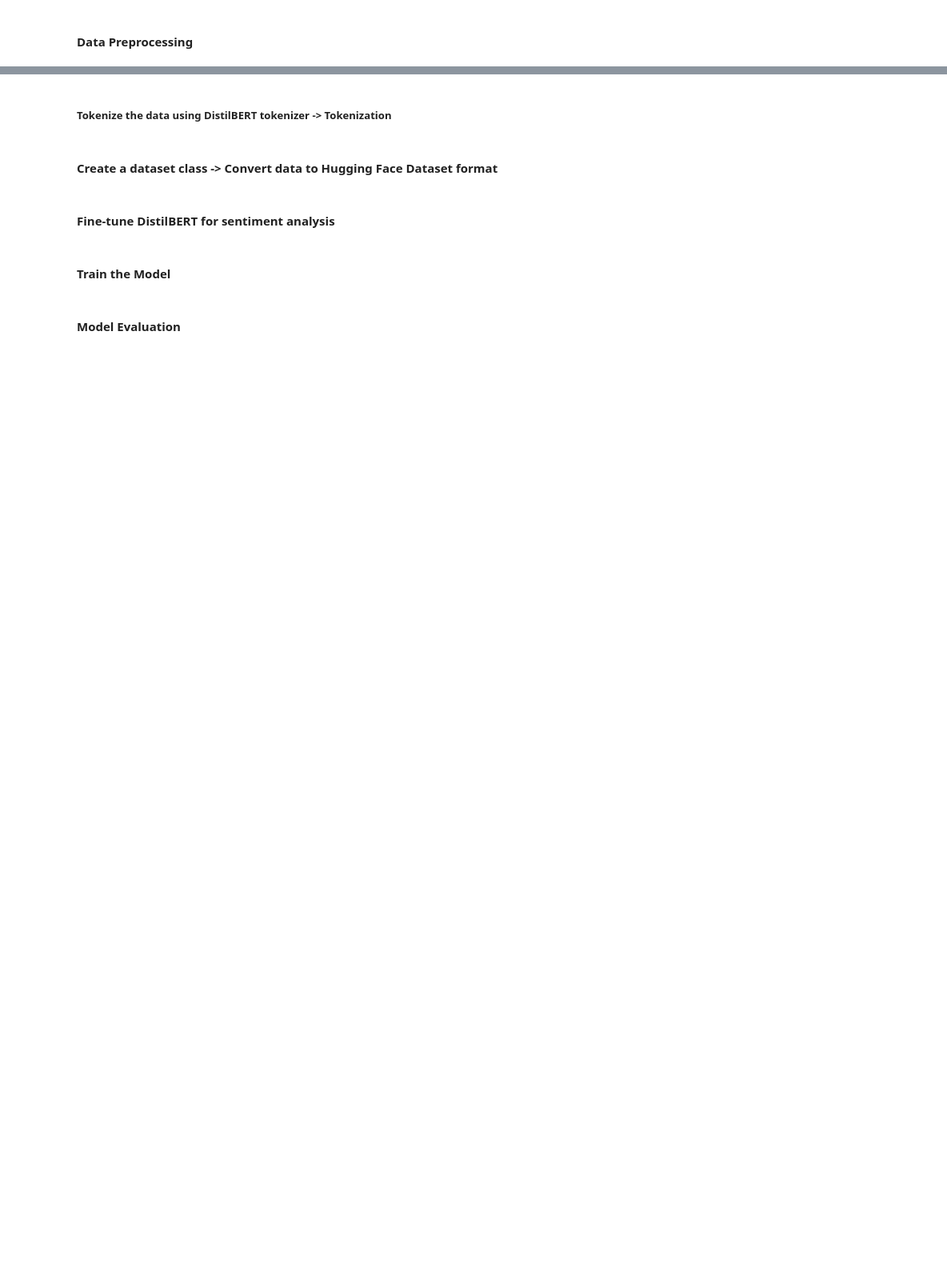
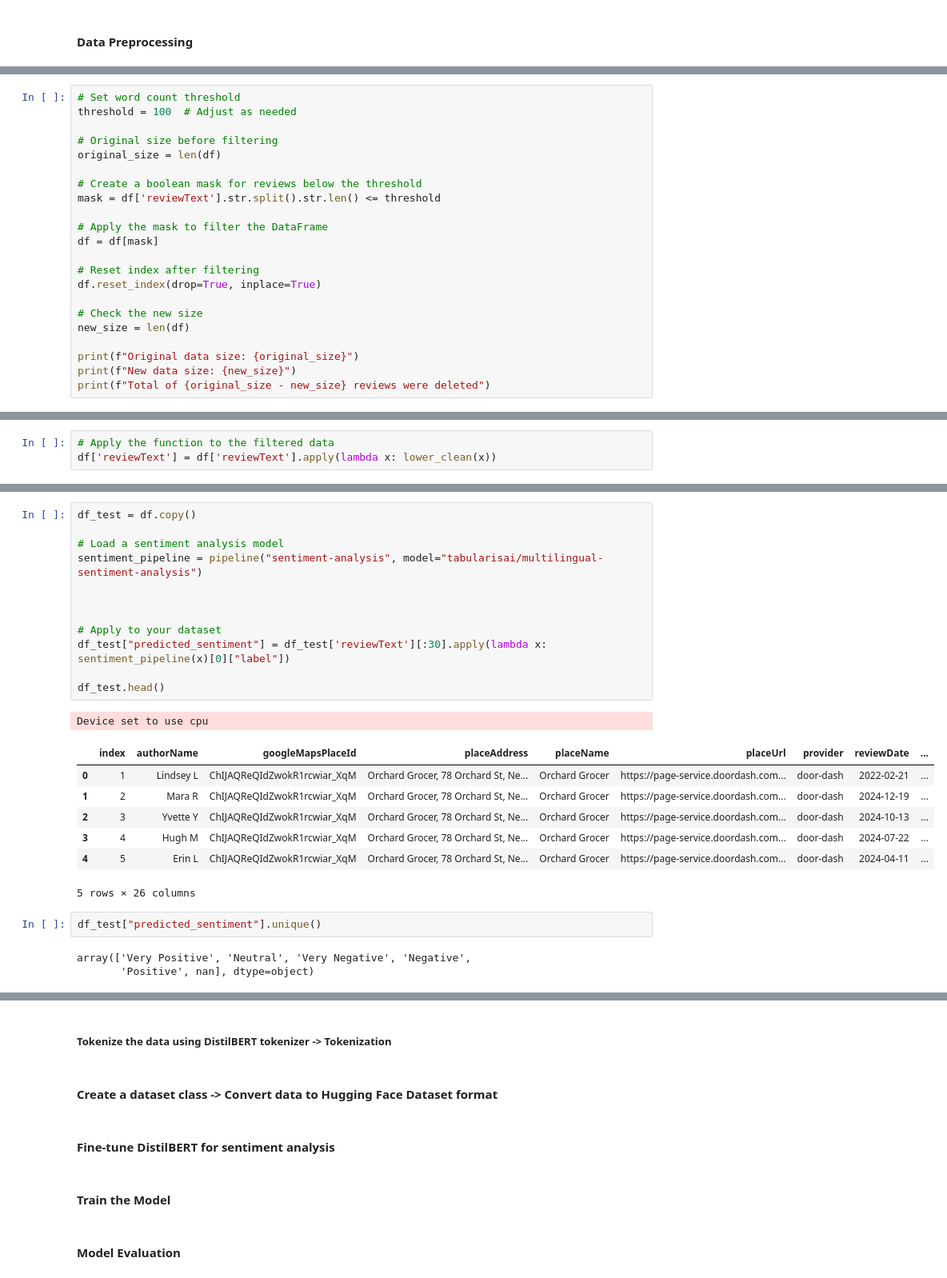
Before and after one commit to gen-git-26/Rreview_Analyzer, a Jupyter notebook: notebooks/experiments.ipynb, the cells around one changed output, grey strips where cells are left out. Shown at 80% size. Drawn from its saved outputs; the diff is of its cells as text; blank space fills up the shorter version.

```diff
--- a/notebooks/experiments.ipynb
+++ b/notebooks/experiments.ipynb
@@ -6,0 +37,22 @@ df_reviews = pd.read_csv('../data/cleaned_data.csv')
+# %%
+# Set word count threshold
+threshold = 100  # Adjust as needed
+
+# Original size before filtering
+original_size = len(df)
+
+# Create a boolean mask for reviews below the threshold
+mask = df['reviewText'].str.split().str.len() <= threshold
+
+# Apply the mask to filter the DataFrame
+df = df[mask]
+
+# Reset index after filtering
+df.reset_index(drop=True, inplace=True)
+
+# Check the new size
+new_size = len(df)
+
+print(f"Original data size: {original_size}")
+print(f"New data size: {new_size}")
+print(f"Total of {original_size - new_size} reviews were deleted")
@@ -6,0 +95,3 @@ df_reviews = pd.read_csv('../data/cleaned_data.csv')
+# %%
+# Apply the function to the filtered data
+df['reviewText'] = df['reviewText'].apply(lambda x: lower_clean(x))
@@ -6,0 +125,26 @@ df_reviews = pd.read_csv('../data/cleaned_data.csv')
+# %%
+df_test = df.copy()
+
+# Load a sentiment analysis model
+sentiment_pipeline = pipeline("sentiment-analysis", model="tabularisai/multilingual-sentiment-analysis")
+
+
+
+# Apply to your dataset
+df_test["predicted_sentiment"] = df_test['reviewText'][:30].apply(lambda x: sentiment_pipeline(x)[0]["label"])
+
+df_test.head()
+# %% [output]
+Device set to use cpu
+|  | index | authorName | googleMapsPlaceId | placeAddress | placeName | placeUrl | provider | reviewDate | ... |
+| 0 | 1 | Lindsey L | ChIJAQReQIdZwokR1rcwiar_XqM | Orchard Grocer, 78 Orchard St, Ne... | Orchard Grocer | https://page-service.doordash.com... | door-dash | 2022-02-21 | ... |
+| 1 | 2 | Mara R | ChIJAQReQIdZwokR1rcwiar_XqM | Orchard Grocer, 78 Orchard St, Ne... | Orchard Grocer | https://page-service.doordash.com... | door-dash | 2024-12-19 | ... |
+| 2 | 3 | Yvette Y | ChIJAQReQIdZwokR1rcwiar_XqM | Orchard Grocer, 78 Orchard St, Ne... | Orchard Grocer | https://page-service.doordash.com... | door-dash | 2024-10-13 | ... |
+| 3 | 4 | Hugh M | ChIJAQReQIdZwokR1rcwiar_XqM | Orchard Grocer, 78 Orchard St, Ne... | Orchard Grocer | https://page-service.doordash.com... | door-dash | 2024-07-22 | ... |
+| 4 | 5 | Erin L | ChIJAQReQIdZwokR1rcwiar_XqM | Orchard Grocer, 78 Orchard St, Ne... | Orchard Grocer | https://page-service.doordash.com... | door-dash | 2024-04-11 | ... |
+5 rows × 26 columns
+# %%
+df_test["predicted_sentiment"].unique()
+# %% [output]
+array(['Very Positive', 'Neutral', 'Very Negative', 'Negative',
+       'Positive', nan], dtype=object)
```
Also changed, not shown: parts of 14 cells of this notebook.
